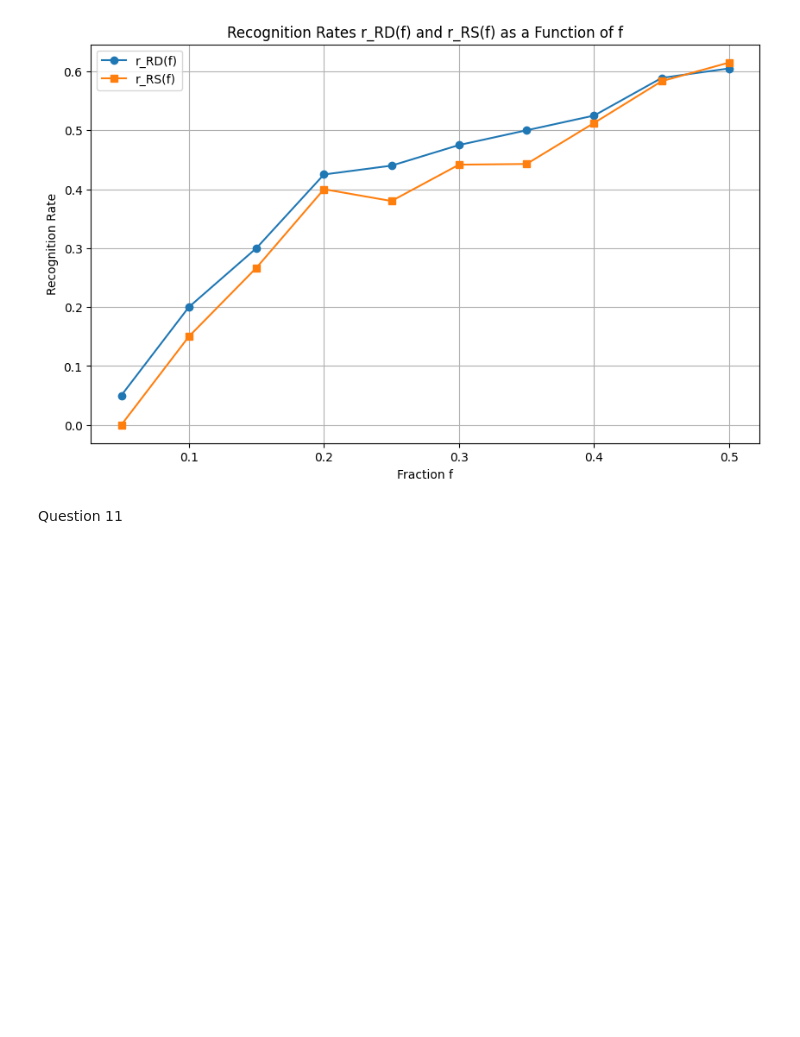
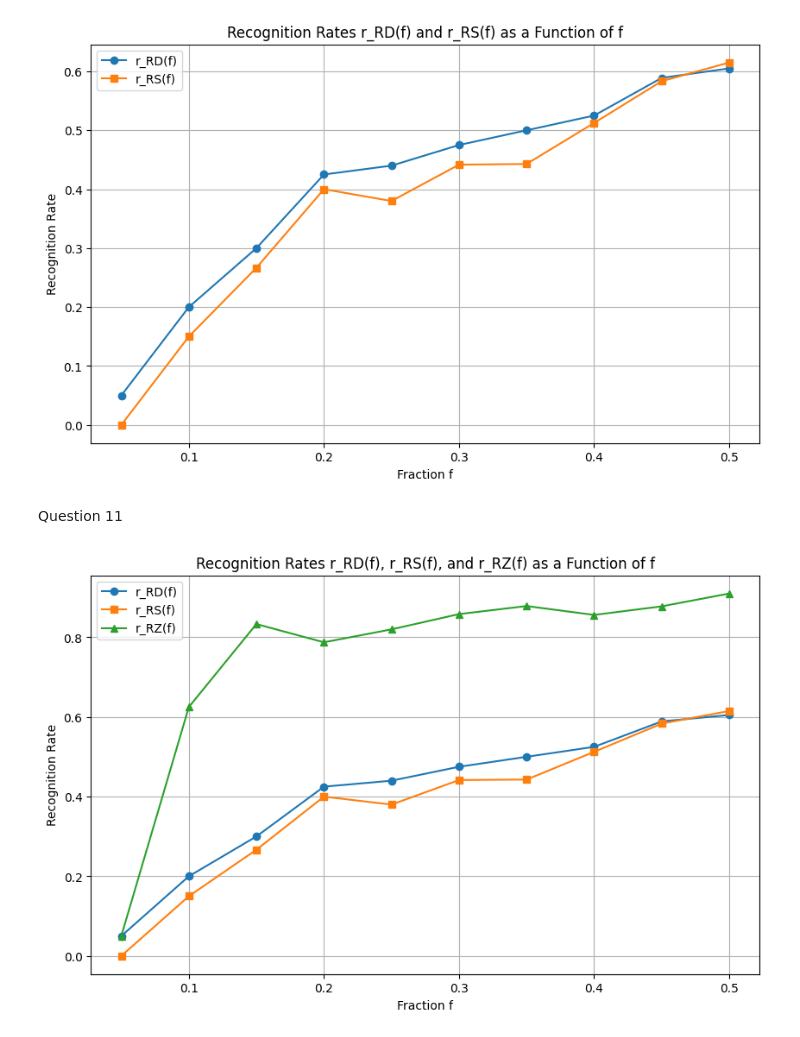
Before and after one commit to Tim-Albers/ComplexNetworks, a Jupyter notebook: Notebooks/Agnes_Notebook.ipynb, the cells around one changed output. Drawn from its saved outputs; the diff is of its cells as text; code cells hidden in the pictures; blank space fills up the shorter version.

```diff
--- a/Notebooks/Agnes_Notebook.ipynb
+++ b/Notebooks/Agnes_Notebook.ipynb
@@ -349,3 +349,84 @@ plt.show()
 [figure]
 # %% [markdown]
 Question 11
+# %%
+# Compute the time Z when a node has its first contact in the network
+first_contact_time = df.groupby('id1')['time_step'].min().to_dict()
+
+def calc_rates(f, n=1000):
+    N = len(G.nodes())  # Number of nodes
+    num_top_nodes = int(f * N)
+    r_RD_f = []
+    r_RS_f = []
+    r_RZ_f = []
+
+    for _ in range(n):
+        # Shuffle the nodes with the same infection time
+        unique_times = np.unique(time_to_infect_80)
+        shuffled_nodes = np.array(range(N))
+
+        for time in unique_times:
+            same_time_nodes = np.where(time_to_infect_80 == time)[0]
+            np.random.shuffle(same_time_nodes)
+            shuffled_nodes[same_time_nodes] = same_time_nodes
+
+        # Rank the nodes based on the time to infect 80% of the nodes
+        ranked_nodes = np.argsort(time_to_infect_80[shuffled_nodes])
+        R = shuffled_nodes[ranked_nodes]
+
+        # Rank the nodes based on degree, strength, and first contact time
+        D_sorted = sorted(degree_dict.items(), key=lambda x: x[1], reverse=True)
+        S_sorted = sorted(strength_dict.items(), key=lambda x: x[1], reverse=True)
+        Z_sorted = sorted(first_contact_time.items(), key=lambda x: x[1])
+
+        D = [node for node, _ in D_sorted]
+        S = [node for node, _ in S_sorted]
+        Z = [node for node, _ in Z_sorted]
+
+        # Calculate the top f sets
+        Rf = set(R[:num_top_nodes])
+        Df = set(D[:num_top_nodes])
+        Sf = set(S[:num_top_nodes])
+        Zf = set(Z[:num_top_nodes])
+
+        # Calculate the recognition rates
+        r_RD_f.append(len(Rf.intersection(Df)) / num_top_nodes)
+        r_RS_f.append(len(Rf.intersection(Sf)) / num_top_nodes)
+        r_RZ_f.append(len(Rf.intersection(Zf)) / num_top_nodes)
+
+    # Calculate the average recognition rates
+    avg_r_RD_f = np.mean(r_RD_f)
+    avg_r_RS_f = np.mean(r_RS_f)
+    avg_r_RZ_f = np.mean(r_RZ_f)
+
+    # Return the average recognition rates
+    return avg_r_RD_f, avg_r_RS_f, avg_r_RZ_f
+
+# Example usage
+# Assuming time_to_infect_80 is already defined
+f_values = np.arange(0.05, 0.55, 0.05)
+r_RD_f_values = []
+r_RS_f_values = []
+r_RZ_f_values = []
+
+for f in f_values:
+    avg_r_RD_f, avg_r_RS_f, avg_r_RZ_f = calc_rates(f)
+    r_RD_f_values.append(avg_r_RD_f)
+    r_RS_f_values.append(avg_r_RS_f)
+    r_RZ_f_values.append(avg_r_RZ_f)
+
+
+
+# Plotting the results
+plt.figure(figsize=(10, 6))
+plt.plot(f_values, r_RD_f_values, marker='o', label='r_RD(f)')
+plt.plot(f_values, r_RS_f_values, marker='s', label='r_RS(f)')
+plt.plot(f_values, r_RZ_f_values, marker='^', label='r_RZ(f)')
+plt.xlabel('Fraction f')
+plt.ylabel('Recognition Rate')
+plt.title('Recognition Rates r_RD(f), r_RS(f), and r_RZ(f) as a Function of f')
+plt.legend()
+plt.grid(True)
+plt.show()
+# %% [output]
+[figure, added]
```
Also changed, not shown: parts of 2 cells of this notebook.
